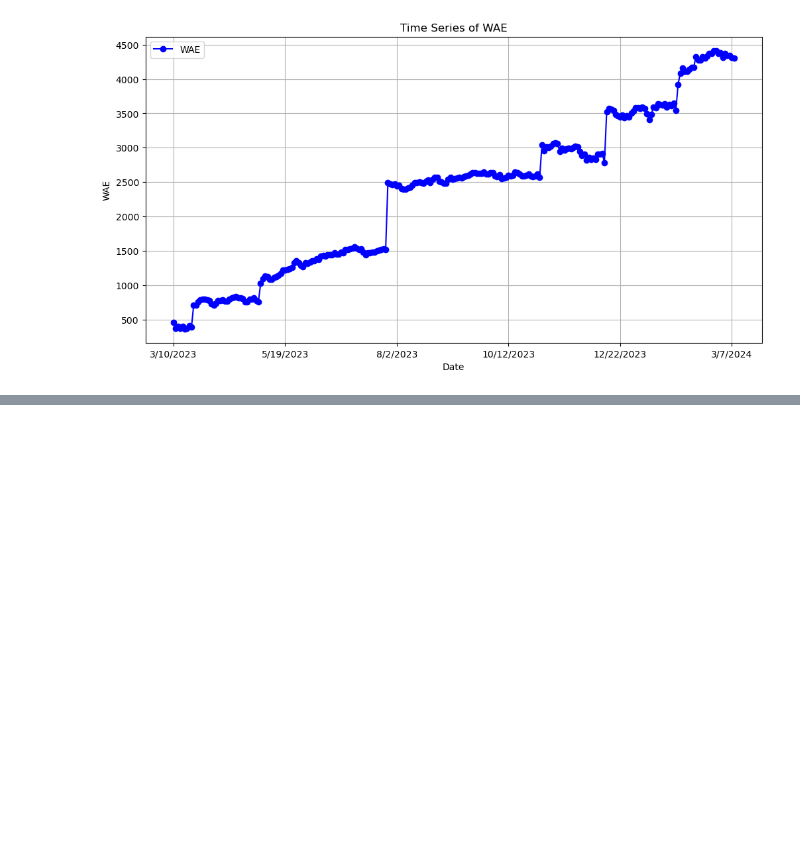
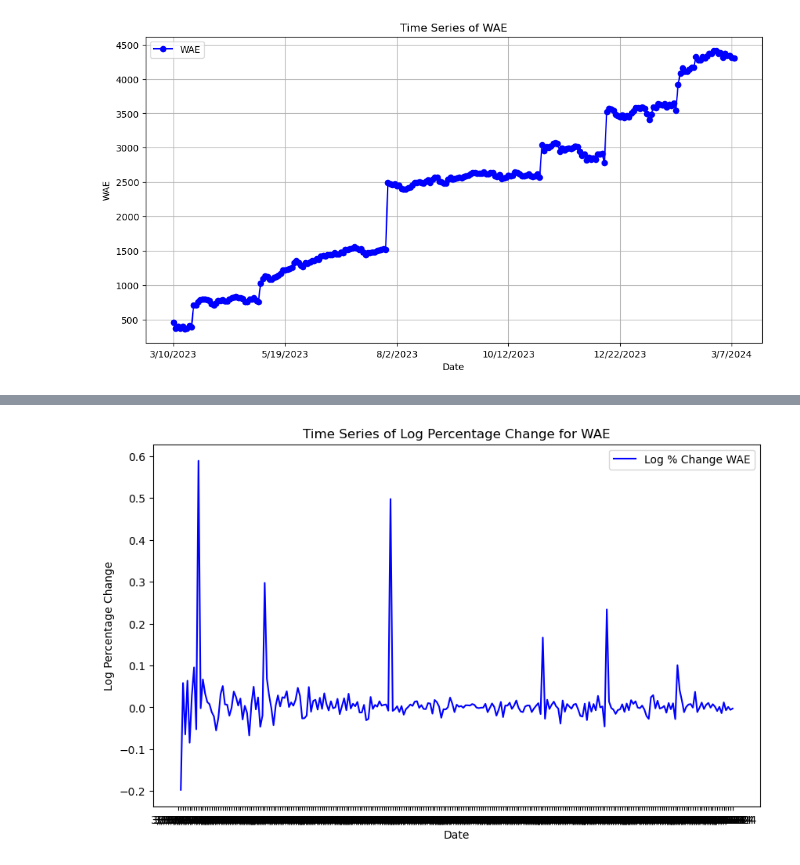
Before and after one commit to Shash23/Federal-Data-Research, a Jupyter notebook: fed_research.ipynb, the cells around one changed output, grey strips where cells are left out. Saved outputs shown, nothing was run; the diff lists cells and outputs as text; code cells hidden in the pictures; blank space fills up the shorter version.

Commit message:
added log returns plots

```diff
--- a/fed_research.ipynb
+++ b/fed_research.ipynb
@@ -213,0 +171,6 @@ test_df
+# %%
+# Find Log % change of WAE values
+wae_df = df['WAE']
+wae_df = pd.DataFrame(wae_df)
+wae_df['log_pct_change_wae'] = wae_df['WAE'].pct_change().apply(lambda x: np.log(1 + x))
+wae_df
@@ -213,0 +192,10 @@ test_df
+# %%
+plt.figure(figsize=(10, 6))
+plt.plot(wae_df.index, wae_df['log_pct_change_wae'], label='Log % Change WAE', color='blue')
+plt.title('Time Series of Log Percentage Change for WAE')
+plt.xlabel('Date')
+plt.ylabel('Log Percentage Change')
+plt.legend()
+plt.show()
+# %% [output]
+[figure, added]
```
Also changed, not shown: parts of 12 cells of this notebook.
